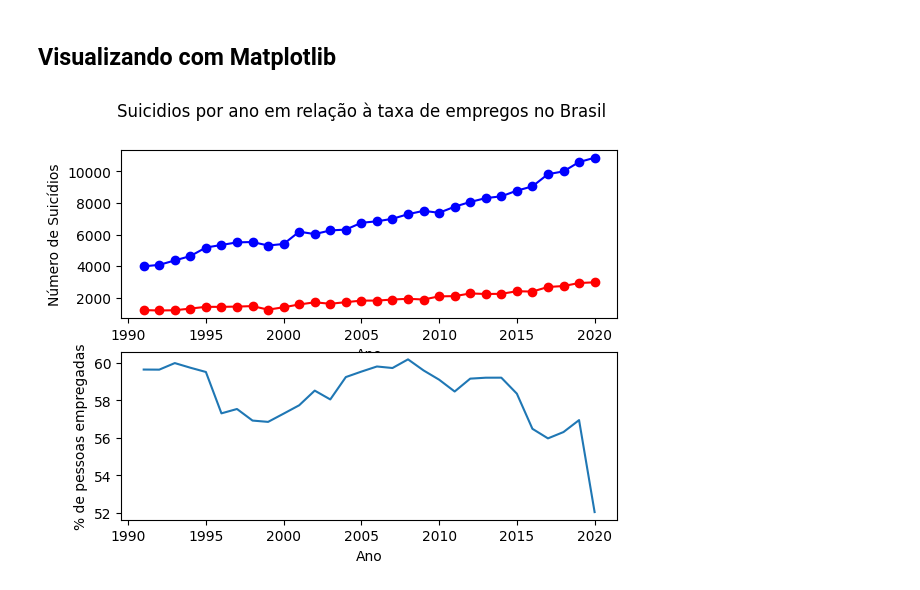
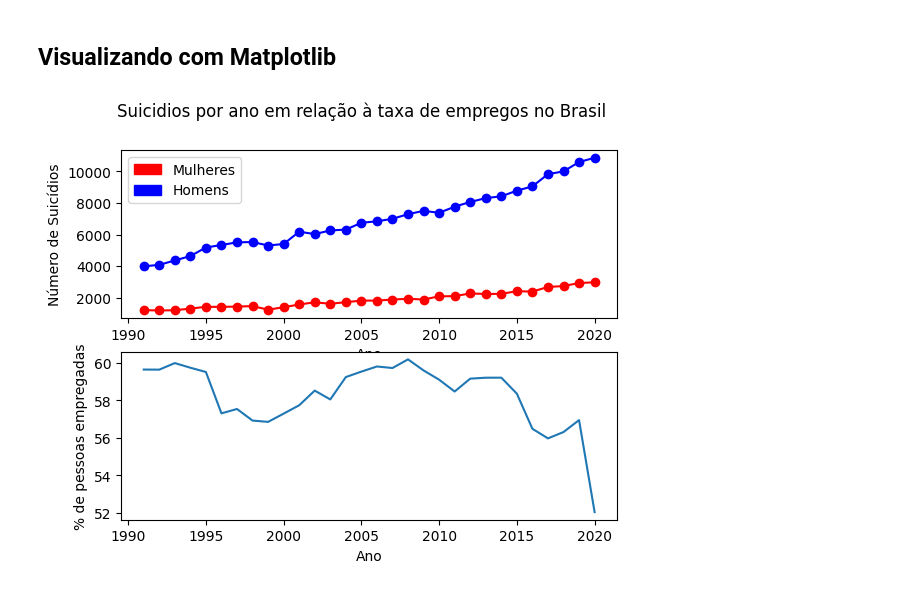
Before and after one commit to matheushstf/suicide_rates_data, a Jupyter notebook: transformation.ipynb, the cells around one changed output. Cells and saved outputs as stored; diff of their text form; code cells hidden in the pictures.

Commit message:
visualização v7

```diff
--- a/transformation.ipynb
+++ b/transformation.ipynb
@@ -79,25 +80,34 @@ dados_unknown = dados[dados['Sex'] == 'Unknown']
 # %% [markdown]
 ## Visualizando com Matplotlib
 # %%
+#dados homens
 x = dados_male['Year']
 y = dados_male['SuicideCount']
 line = dados_male['EmploymentPopulationRatio']
-line2 = dados_male['InflationRate']
 
+#dados mulheres
 x2 = dados_female['Year']
 y2 = dados_female['SuicideCount']
 r = dados_female['EmploymentPopulationRatio']
 
+#plotando os graficos
 fig, axs = plt.subplots(2)
 fig.suptitle('Suicidios por ano em relação à taxa de empregos no Brasil')
 axs[0].plot(x, y, 'o-b')
 axs[0].plot(x2, y2, 'o-r')
+axs[1].plot(x, line, '-')
+
+#adicionando labels
 axs[0].set_xlabel('Ano')
 axs[0].set_ylabel('Número de Suicídios')
+axs[1].set_xlabel('Ano')
+axs[1].set_ylabel('% de Pessoas Empregadas')
 
-axs[1].set_xlabel('Ano')
-axs[1].set_ylabel('% de pessoas empregadas')
-axs[1].plot(x, line, '-')
+#adicionando legenda
+red_patch = mpatches.Patch(color='red', label='Mulheres')
+blue_patch = mpatches.Patch(color='blue', label='Homens')
+axs[0].legend(handles=[red_patch, blue_patch])
+
 plt.show()
 # %% [output]
-[figure, old version]
+[figure, new version]
```
Also changed, not shown: parts of 1 cell of this notebook.
